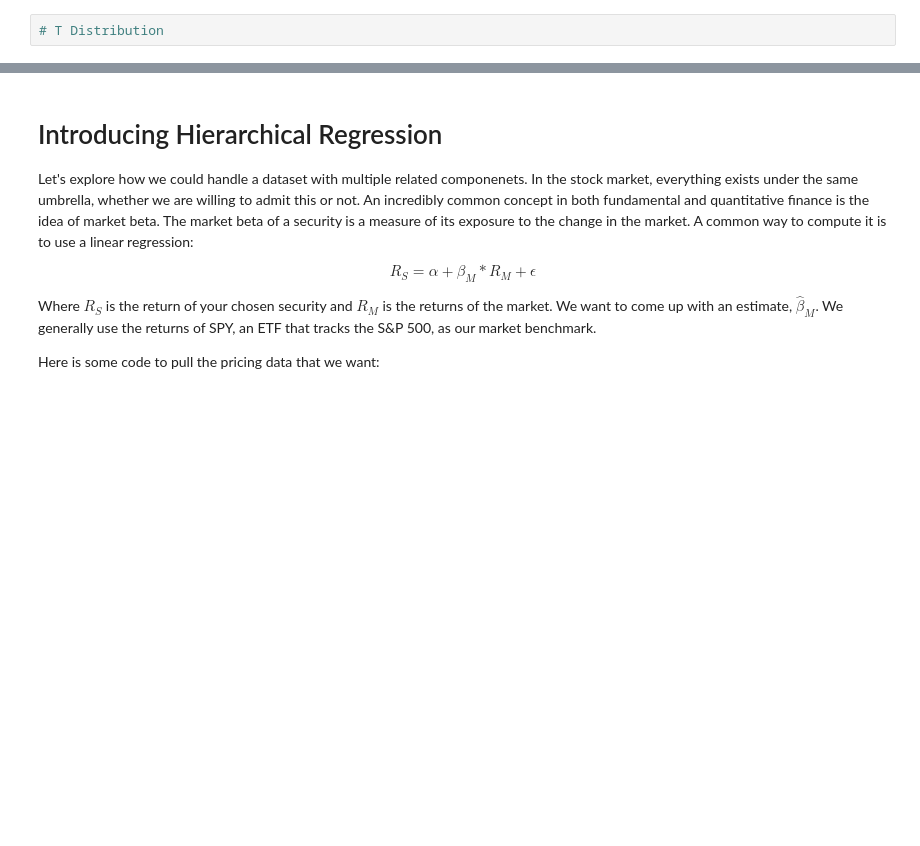
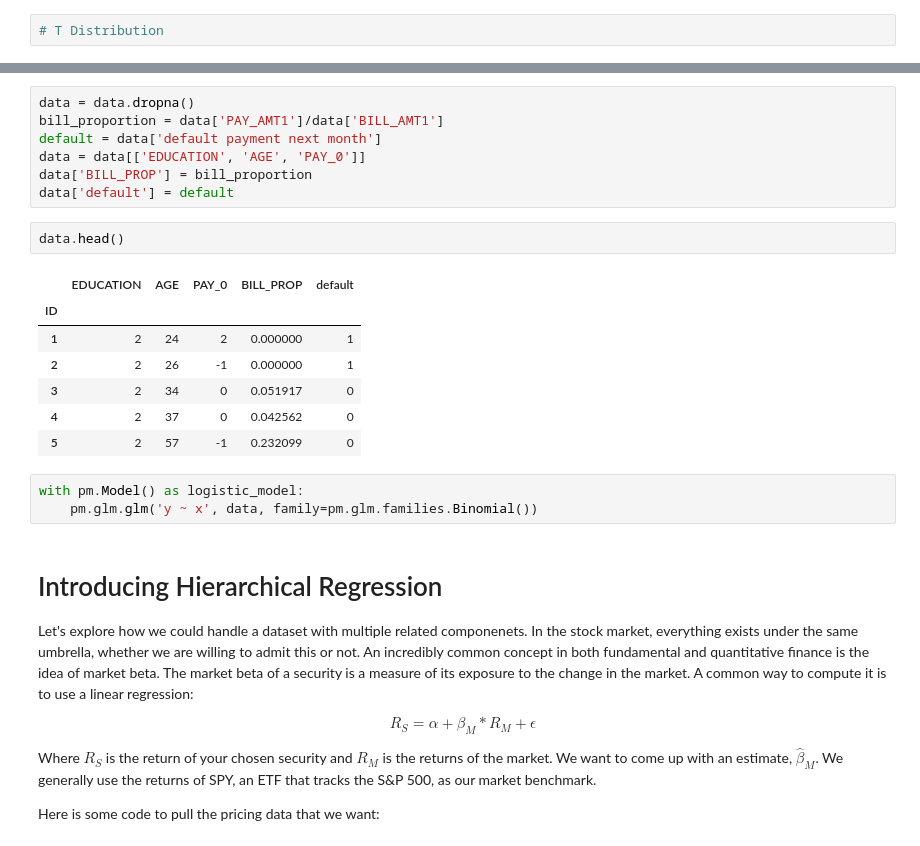
Before and after one commit to pydata/pydata-cookbook, a Jupyter notebook: papers/maxwell_margenot/bayesian_linear_regression.ipynb, the cells around one changed output, grey strips where cells are left out. Cells and saved outputs as stored; diff of their text form; blank space fills up the shorter version.

```diff
--- a/papers/maxwell_margenot/bayesian_linear_regression.ipynb
+++ b/papers/maxwell_margenot/bayesian_linear_regression.ipynb
@@ -170,3 +188,23 @@ Extending logistic regression to work within a Bayesian framework is similarly s
+# %%
+data = data.dropna()
+bill_proportion = data['PAY_AMT1']/data['BILL_AMT1']
+default = data['default payment next month']
+data = data[['EDUCATION', 'AGE', 'PAY_0']]
+data['BILL_PROP'] = bill_proportion
+data['default'] = default
+# %%
+data.head()
+# %% [output]
+|  | EDUCATION | AGE | PAY_0 | BILL_PROP | default |
+| ID |  |  |  |  |  |
+| 1 | 2 | 24 | 2 | 0.000000 | 1 |
+| 2 | 2 | 26 | -1 | 0.000000 | 1 |
+| 3 | 2 | 34 | 0 | 0.051917 | 0 |
+| 4 | 2 | 37 | 0 | 0.042562 | 0 |
+| 5 | 2 | 57 | -1 | 0.232099 | 0 |
+# %%
+with pm.Model() as logistic_model:
+    pm.glm.glm('y ~ x', data, family=pm.glm.families.Binomial())
 # %% [markdown]
 # Introducing Hierarchical Regression
 
```
Also changed, not shown: parts of 9 cells of this notebook.
